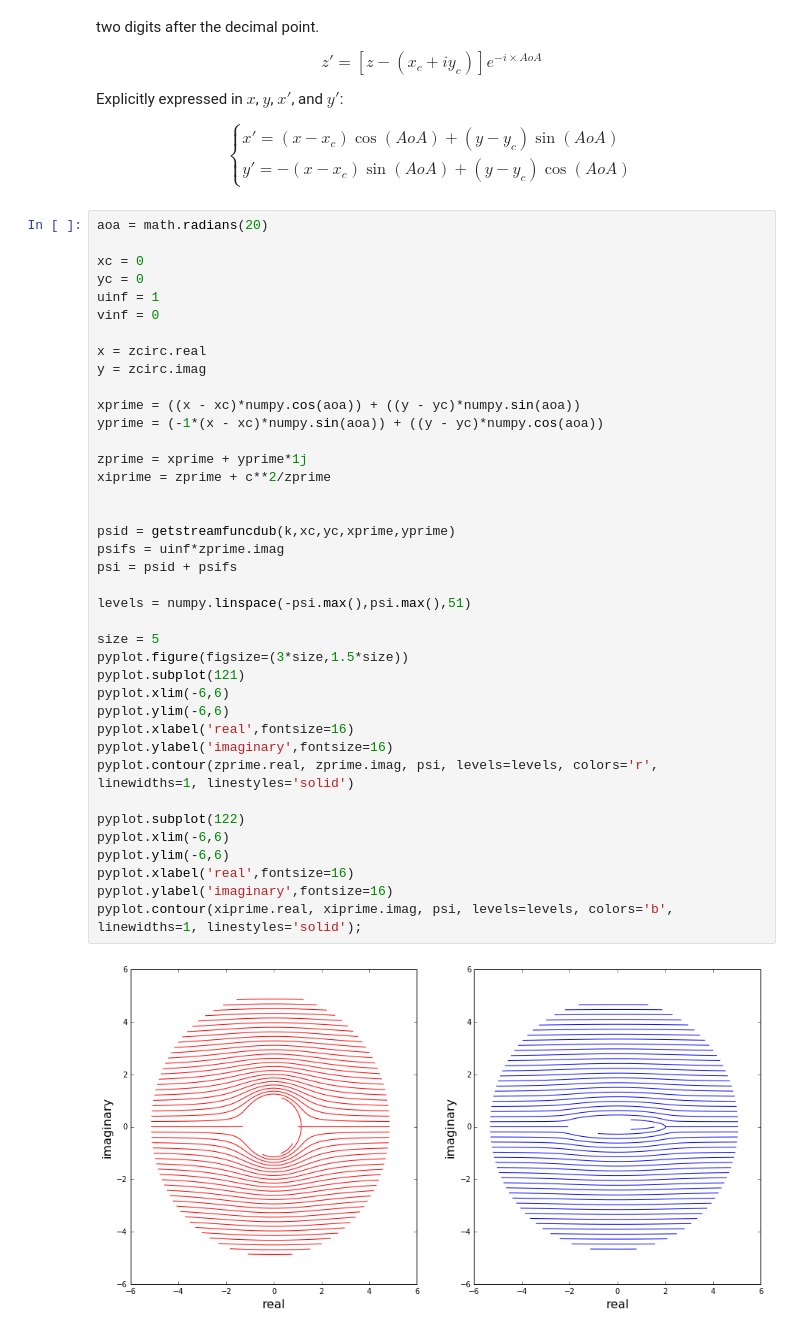
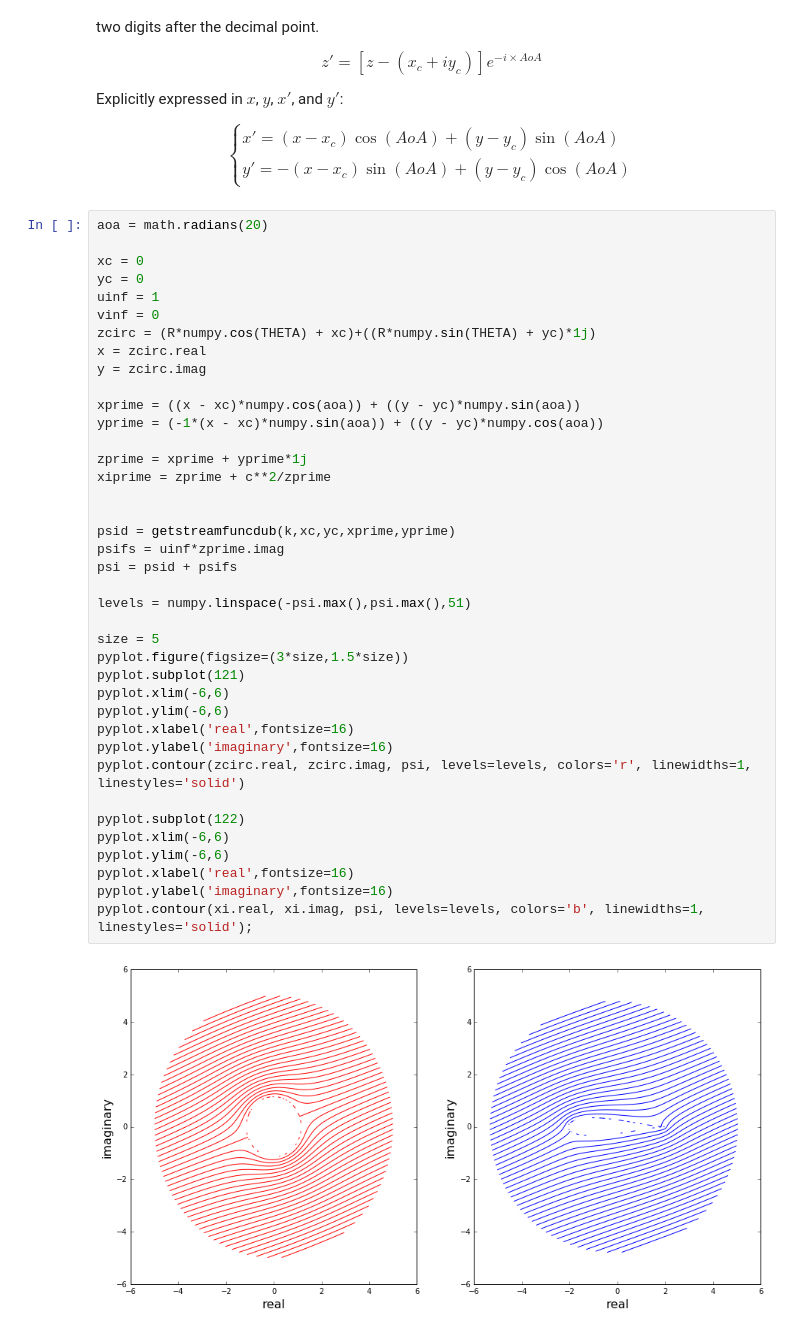
Before and after one commit to lpgleaves/mae6226-workspace, a Jupyter notebook: 06_Assignment_working.ipynb, the cells around one changed output. Drawn from its saved outputs; the diff is of its cells as text.

```diff
--- a/06_Assignment_working.ipynb
+++ b/06_Assignment_working.ipynb
@@ -309,37 +309,37 @@ xc = 0
 yc = 0
 uinf = 1
 vinf = 0
-
+zcirc = (R*numpy.cos(THETA) + xc)+((R*numpy.sin(THETA) + yc)*1j)
 x = zcirc.real
 y = zcirc.imag
 
 xprime = ((x - xc)*numpy.cos(aoa)) + ((y - yc)*numpy.sin(aoa))
 yprime = (-1*(x - xc)*numpy.sin(aoa)) + ((y - yc)*numpy.cos(aoa))
 
 zprime = xprime + yprime*1j
 xiprime = zprime + c**2/zprime
 
 
 psid = getstreamfuncdub(k,xc,yc,xprime,yprime)
 psifs = uinf*zprime.imag
 psi = psid + psifs
 
 levels = numpy.linspace(-psi.max(),psi.max(),51)
 
 size = 5
 pyplot.figure(figsize=(3*size,1.5*size))
 pyplot.subplot(121)
 pyplot.xlim(-6,6)
 pyplot.ylim(-6,6)
 pyplot.xlabel('real',fontsize=16)
 pyplot.ylabel('imaginary',fontsize=16)
-pyplot.contour(zprime.real, zprime.imag, psi, levels=levels, colors='r', linewidths=1, linestyles='solid')
+pyplot.contour(zcirc.real, zcirc.imag, psi, levels=levels, colors='r', linewidths=1, linestyles='solid')
 
 pyplot.subplot(122)
 pyplot.xlim(-6,6)
 pyplot.ylim(-6,6)
 pyplot.xlabel('real',fontsize=16)
 pyplot.ylabel('imaginary',fontsize=16)
-pyplot.contour(xiprime.real, xiprime.imag, psi, levels=levels, colors='b', linewidths=1, linestyles='solid');
+pyplot.contour(xi.real, xi.imag, psi, levels=levels, colors='b', linewidths=1, linestyles='solid');
 # %% [output]
-[figure, old version]
+[figure, new version]
```
Also changed, not shown: parts of 4 cells of this notebook.
